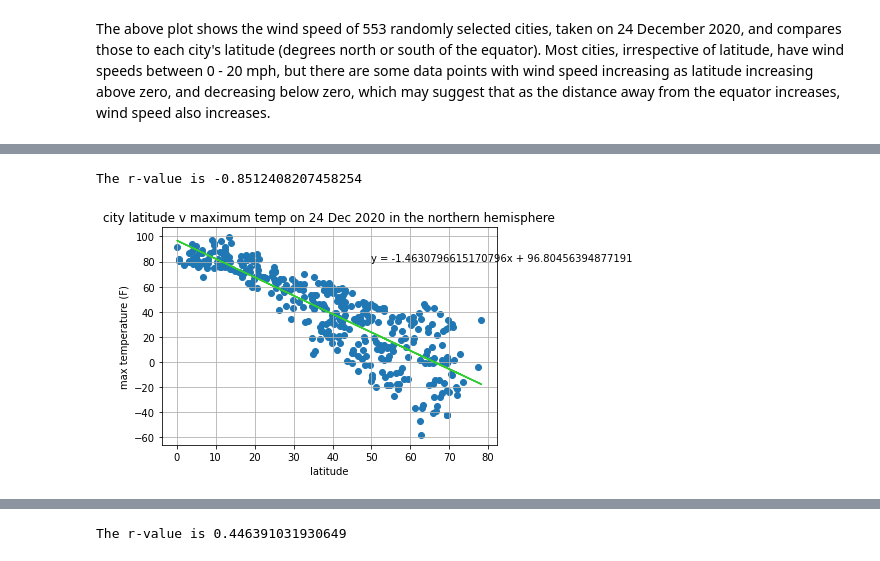
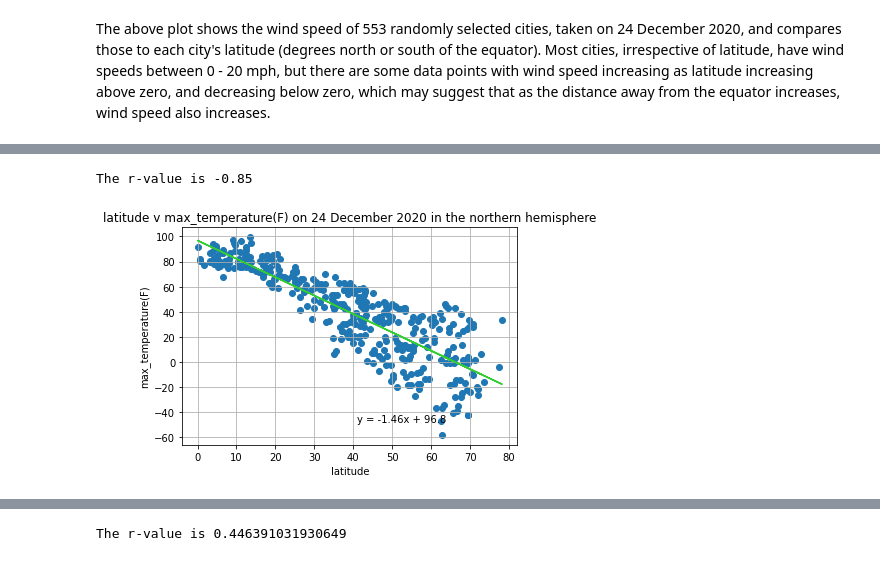
Before and after one commit to sarahDH615/python-api-challenge, a Jupyter notebook: weatherpy/weatherpy.ipynb, the cells around one changed output, grey strips where cells are left out. Cells and saved outputs as stored; diff of their text form; code cells hidden in the pictures.

Commit message:
applying the function to the graphs, updating text

```diff
--- a/weatherpy/weatherpy.ipynb
+++ b/weatherpy/weatherpy.ipynb
@@ -295,20 +279,23 @@ southern_hemi_data_df.sample(10)
 # %%
-#scatter for northern hemi temp v. lat
-x_axis1a = northern_hemi_data_df['lat']
-y_axis1a = northern_hemi_data_df['max_temp']
-(slope, intercept, rval, pval, stderr) = linregress(x_axis1a, y_axis1a)
-print(f'The r-value is {rval}')
-show_eq = f'y = {slope}x + {intercept}'
-y_linreg1a = (slope * x_axis1a) + intercept
-plt.title('city latitude v maximum temp on 24 Dec 2020 in the northern hemisphere')
-plt.xlabel('latitude')
-plt.ylabel('max temperature (F)')
-plt.grid()
-plt.scatter(x_axis1a, y_axis1a)
-plt.plot(x_axis1a, y_linreg1a, color='limegreen')
-plt.annotate(show_eq, (50, 80))
-plt.savefig('outputs/tempLatNorth.png', bbox_inches='tight')
-plt.show()
+def scatter_linreg(x_axis, y_axis, x_axis_label, y_axis_label, date, hemisphere):
+    (slope, intercept, rval, pval, stderr) = linregress(x_axis, y_axis)
+    print(f'The r-value is {round(rval, 2)}')
+    show_eq = f'y = {round(slope, 2)}x + {round(intercept, 2)}'
+    y_linreg = (slope * x_axis) + intercept
+    plt.title(f'{x_axis_label} v {y_axis_label} on {date} in the {hemisphere} hemisphere')
+    plt.xlabel(f'{x_axis_label}')
+    plt.ylabel(f'{y_axis_label}')
+    plt.grid()
+    plt.scatter(x_axis, y_axis)
+    plt.plot(x_axis, y_linreg, color='limegreen')
+    annotate_x = x_axis.median()
+    annotate_y = (y_axis.min()) + 10
+    plt.annotate(show_eq, (annotate_x, annotate_y))
+    plt.savefig(f'outputs/{hemisphere}{x_axis_label}v{y_axis_label}.png', bbox_inches='tight')
+    plt.show()
-# %% [output]
-The r-value is -0.8512408207458254
-[figure, removed]
+# %%
+#scatter for northern hemi temp v. lat, using function
+scatter_linreg(northern_hemi_data_df['lat'], northern_hemi_data_df['max_temp'], 'latitude', 'max_temperature(F)', '24 December 2020', 'northern')
+# %% [output]
+The r-value is -0.85
+[figure, added]
```
Also changed, not shown: parts of 11 cells of this notebook, 1 other file.
